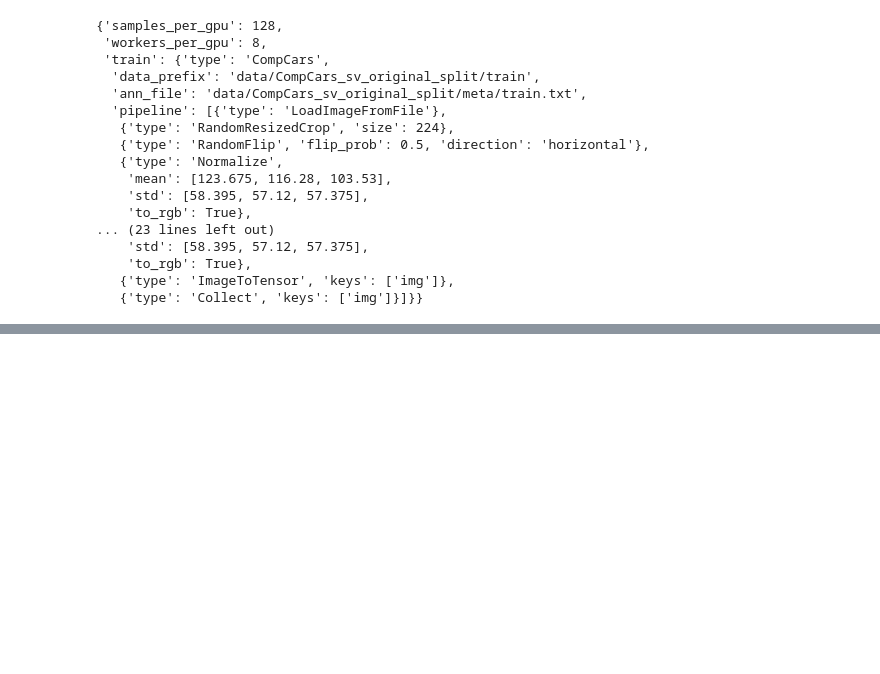
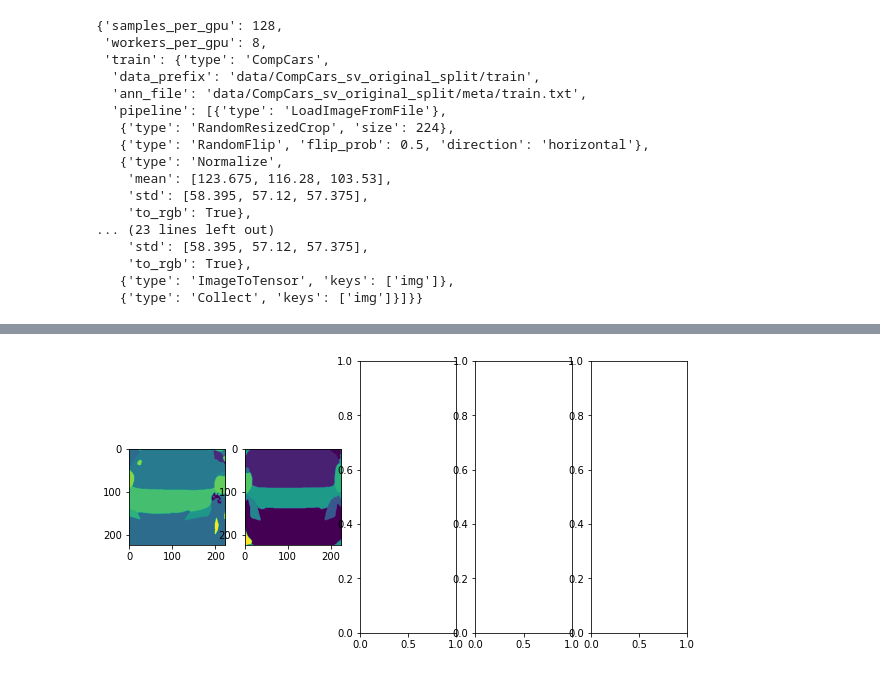
Before and after one commit to L1nusB/XAI-Vehicle-Classification, a Jupyter notebook: notebooks/SegmentationWork.ipynb, the cells around one changed output, grey strips where cells are left out. Cells and saved outputs as stored; diff of their text form; code cells hidden in the pictures; blank space fills up the shorter version.

Commit message:
Post Transform Working gg

```diff
--- a/notebooks/SegmentationWork.ipynb
+++ b/notebooks/SegmentationWork.ipynb
@@ -336,8 +318,0 @@ Saving results for batch 0 at ./output/pipe30.npz
-# %%
-with np.load('output/raw0.npz') as r, np.load('output/pipe0.npz') as p, np.load('output/pipe20.npz') as p2, np.load('output/pipe30.npz') as p3, open('output/split0.txt') as t:
-    lines = [line.strip() for line in t]
-    fig, ax = plt.subplots(1,4, figsize=(10,5))
-    ax[0].imshow(r[lines[0]])
-    ax[1].imshow(p[lines[0]])
-    ax[2].imshow(p2[lines[0]])
-    ax[3].imshow(p3[lines[0]])
@@ -345,0 +353,8 @@ with np.load('output/raw0.npz') as r, np.load('output/pipe0.npz') as p, np.load(
+# %%
+with np.load('output/postTransed0.npz') as r, np.load('output/postTransed1.npz') as p, np.load('output/pipe40.npz') as p4, np.load('output/pipe20.npz') as p2, np.load('output/pipe30.npz') as p3, open('output/split0.txt') as t:
+    lines = [line.strip() for line in t]
+    fig, ax = plt.subplots(1,5, figsize=(10,5))
+    ax[0].imshow(r[r.files[0]])
+    ax[1].imshow(p[p.files[0]])
+# %% [output]
+[figure, added]
```
Also changed, not shown: parts of 21 cells of this notebook, 5 other files.
